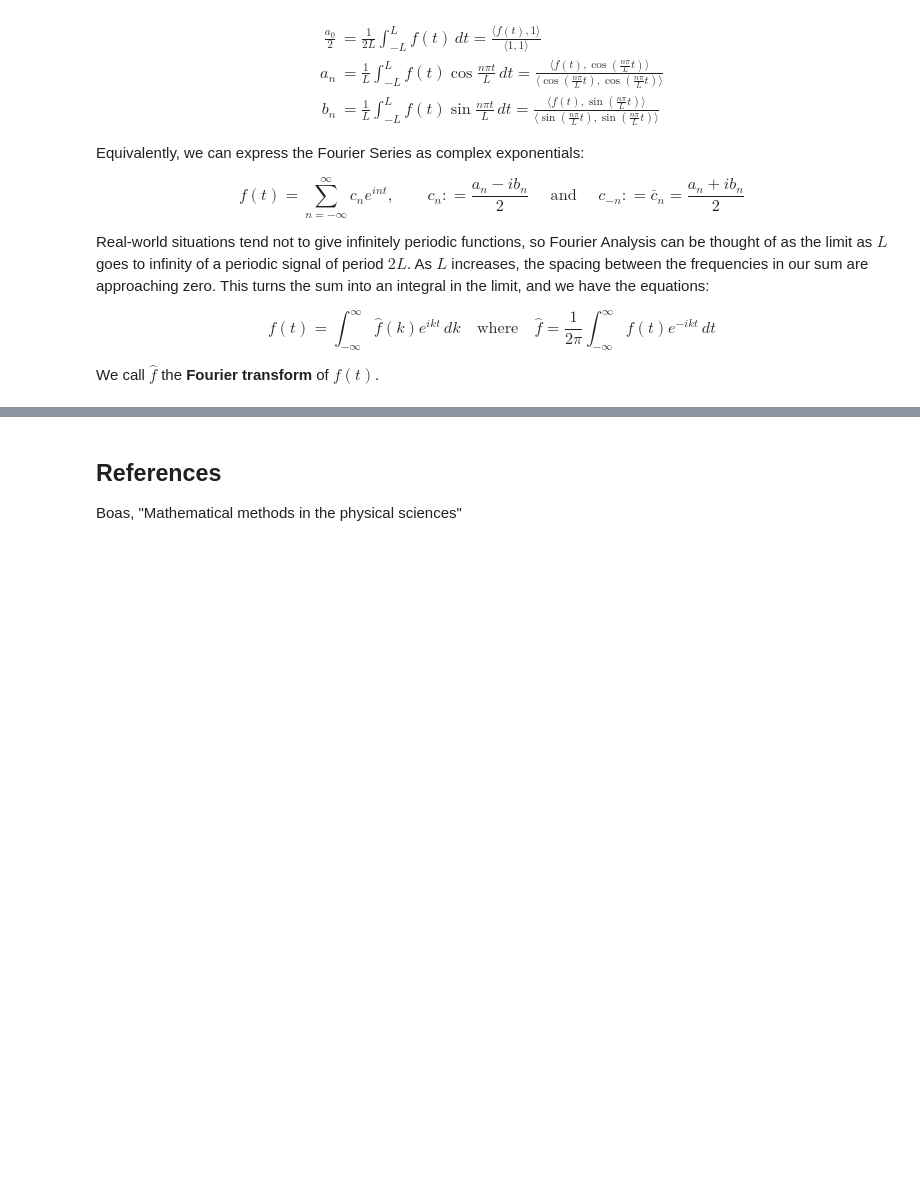
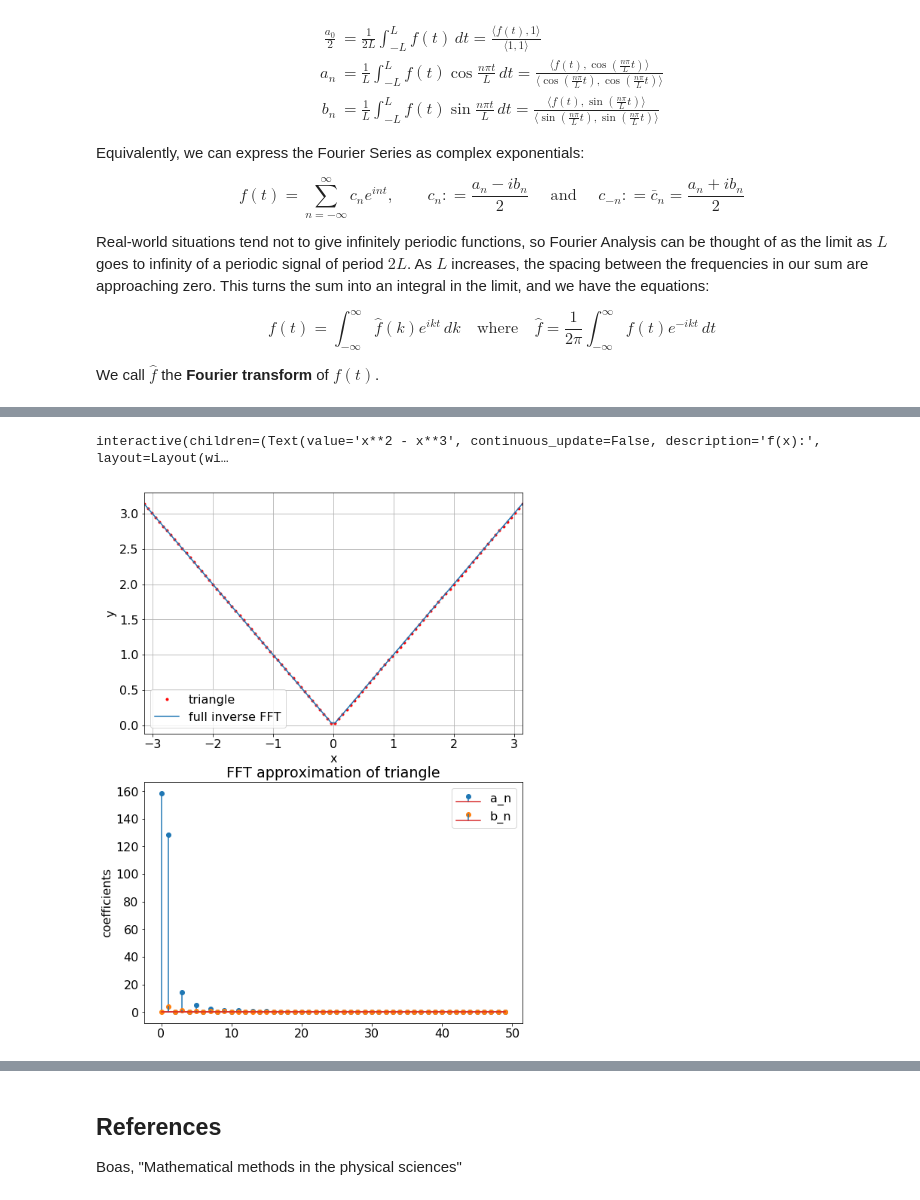
Before and after one commit to colinleach/astro-Jupyter, a Jupyter notebook: math/Fourier.ipynb, the cells around one changed output, grey strips where cells are left out. Cells and saved outputs as stored; diff of their text form; code cells hidden in the pictures; blank space fills up the shorter version.

```diff
--- a/math/Fourier.ipynb
+++ b/math/Fourier.ipynb
@@ -52,0 +53,17 @@ We call $\widehat{f}$ the **Fourier transform** of $f(t)$.
+# %%
+import numpy as np
+import matplotlib.pyplot as plt
+
+from ipywidgets import interact, interactive, fixed, interact_manual, Layout
+import ipywidgets as w
+
+plt.rcParams.update({'font.size': 16})
+
+from sympy import fourier_series, pi, init_printing, lambdify, integrate
+init_printing()
+from sympy.functions import sin, cos
+from sympy.abc import x
+
+from sympy.parsing.sympy_parser import parse_expr
+from sympy.parsing.sympy_parser import standard_transformations, implicit_multiplication_application
+transformations = (standard_transformations + (implicit_multiplication_application,))
@@ -65,0 +238,15 @@ FFT gets away from complicated integrals and replaces them with a series of simp
+# %%
+style = {'description_width': 'initial'} # to avoid the labels getting truncated
+interact(parse_input_fft,
+             f_txt = w.Text(description='f(x):',
+                                            layout=Layout(width='80%'),
+                                            continuous_update=False,
+                                            value='x**2 - x**3'),
+             L = w.FloatSlider(description="Limits $\pm L$", style=style,
+                                            layout=Layout(width='80%'),
+                                            continuous_update=False,
+                                            min=1, max=10,
+                                            value=np.pi),
+        );
+# %% [output]
+interactive(children=(Text(value='x**2 - x**3', continuous_update=False, description='f(x):', layout=Layout(wi…
@@ -65,0 +301,4 @@ FFT gets away from complicated integrals and replaces them with a series of simp
+# %%
+plotFFT_discontinuous('triangle')
+# %% [output]
+[figure, added]
```
Also changed, not shown: parts of 16 cells of this notebook, 2 other files.
